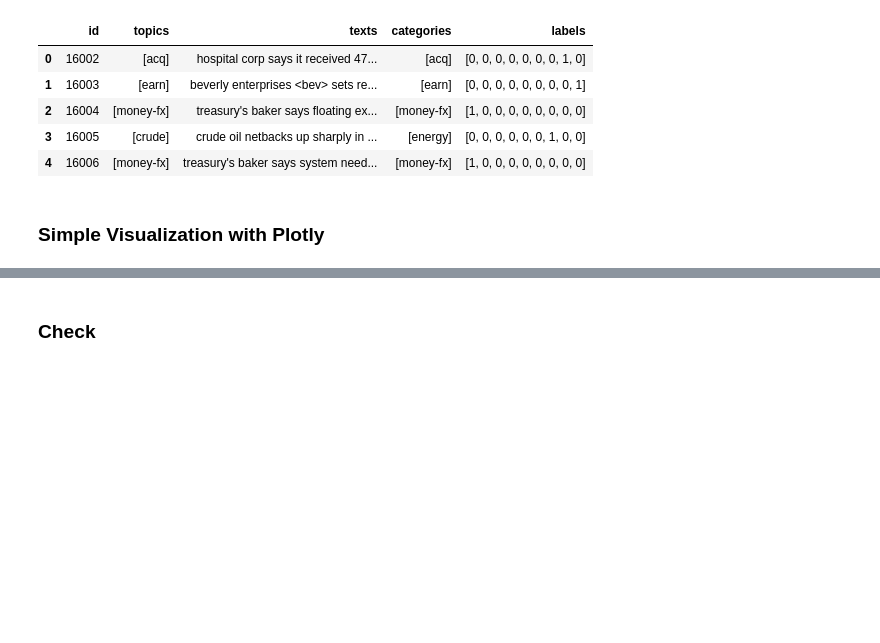
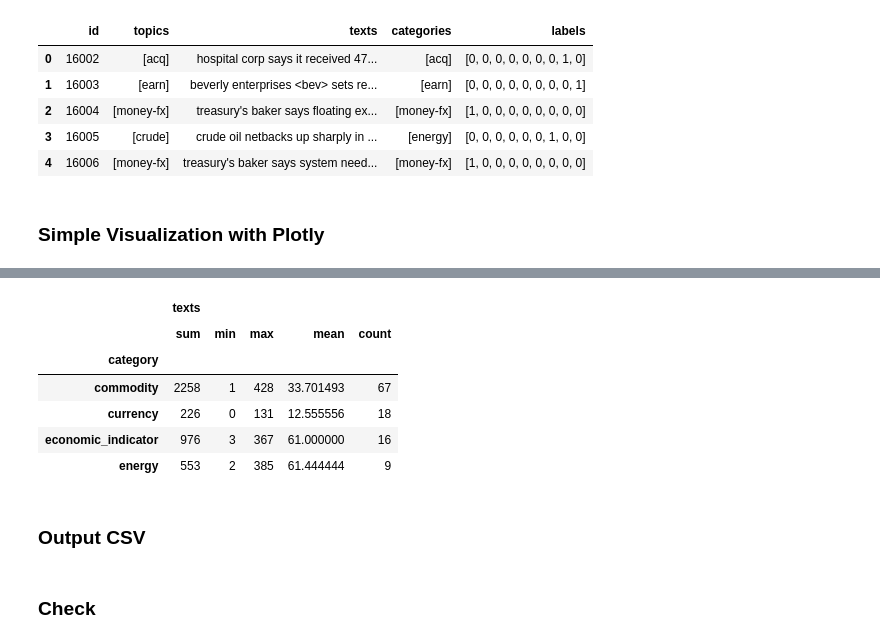
Before and after one commit to yinhao0424/reuters, a Jupyter notebook: PreprocessMultiLabelClassification.ipynb, the cells around one changed output, grey strips where cells are left out. Saved outputs shown, nothing was run; the diff lists cells and outputs as text; code cells hidden in the pictures; blank space fills up the shorter version.

Commit message:
check topics distribution

```diff
--- a/PreprocessMultiLabelClassification.ipynb
+++ b/PreprocessMultiLabelClassification.ipynb
@@ -177,0 +198,4 @@ fig.show()
+# %%
+# the number of texts in each topics in each category
+train_topics_distribution = topics_distribution(reuters_bert_train)
+test_topics_distribution = topics_distribution(reuters_bert_test)
@@ -177,0 +211,16 @@ fig.show()
+# %%
+def split_cat(df):
+    majority_cat = ['money-fx','ship','interest','acq','earn']
+    # five major classes
+    major = df[df['category'].isin(majority_cat)]
+    # the rest classes
+    minor = df[~df['category'].isin(majority_cat)]
+    print("The proportion of main classes is {}.".format(sum(major['texts'])/sum(df['texts'])))
+    print("The proportion of minor classes is {}.".format(sum(minor['texts'])/sum(df['texts'])))
+    return major,minor
+# %%
+print('Train:')
+major_train,minor_train = split_cat(train_topics_distribution)
+print('-'*60)
+print('Test:')
+major_test,minor_test = split_cat(test_topics_distribution)
@@ -178,3 +266,22 @@ fig.show()
+# %%
+def df_description(df):
+    final = df.groupby('category').agg({'texts':['sum','min','max','mean','count']})
+    return final
+
+minor_train_des = df_description(minor_train)
+minor_test_des = df_description(minor_test)
+# %%
+minor_train_des
+# %% [output]
+|  | texts |  |  |  |  |
+|  | sum | min | max | mean | count |
+| category |  |  |  |  |  |
+| commodity | 2258 | 1 | 428 | 33.701493 | 67 |
+| currency | 226 | 0 | 131 | 12.555556 | 18 |
+| economic_indicator | 976 | 3 | 367 | 61.000000 | 16 |
+| energy | 553 | 2 | 385 | 61.444444 | 9 |
+# %% [markdown]
+### Output CSV
 # %%
 reuters_bert_train.to_csv('result/reuters_multilabel_train.csv')
 reuters_bert_test.to_csv('result/reuters_multilabel_test.csv')
```
Also changed, not shown: parts of 12 cells of this notebook.
